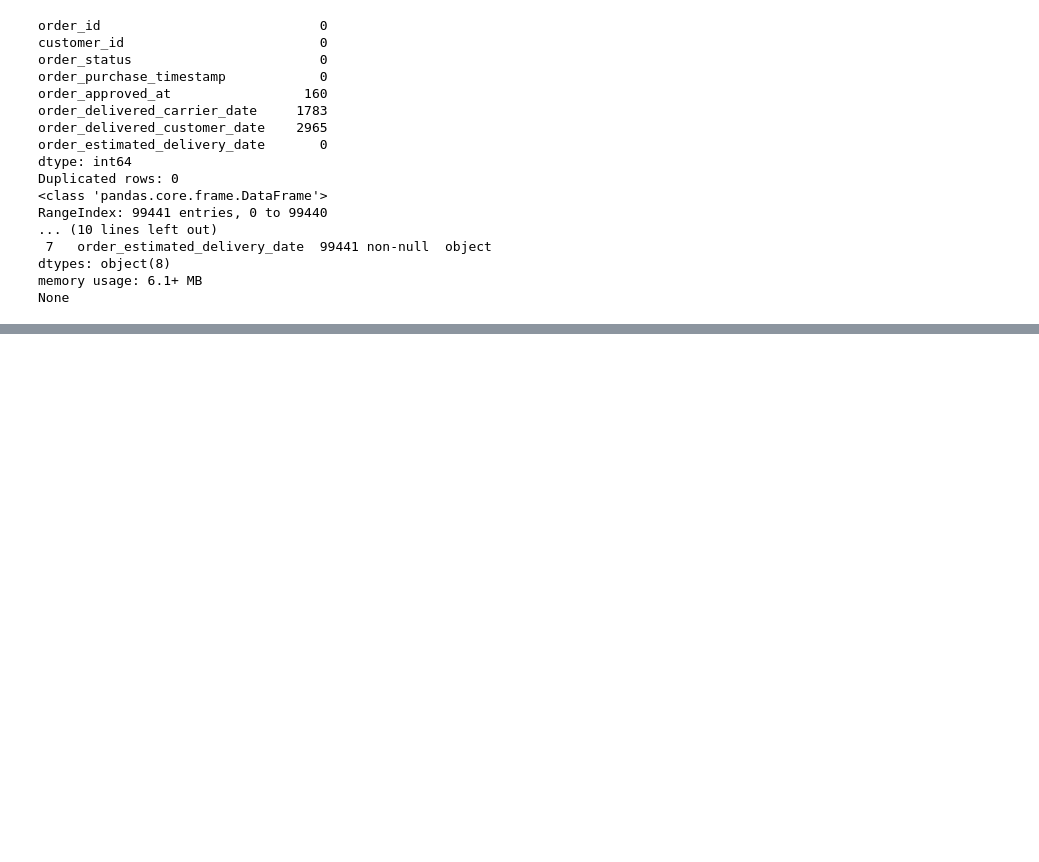
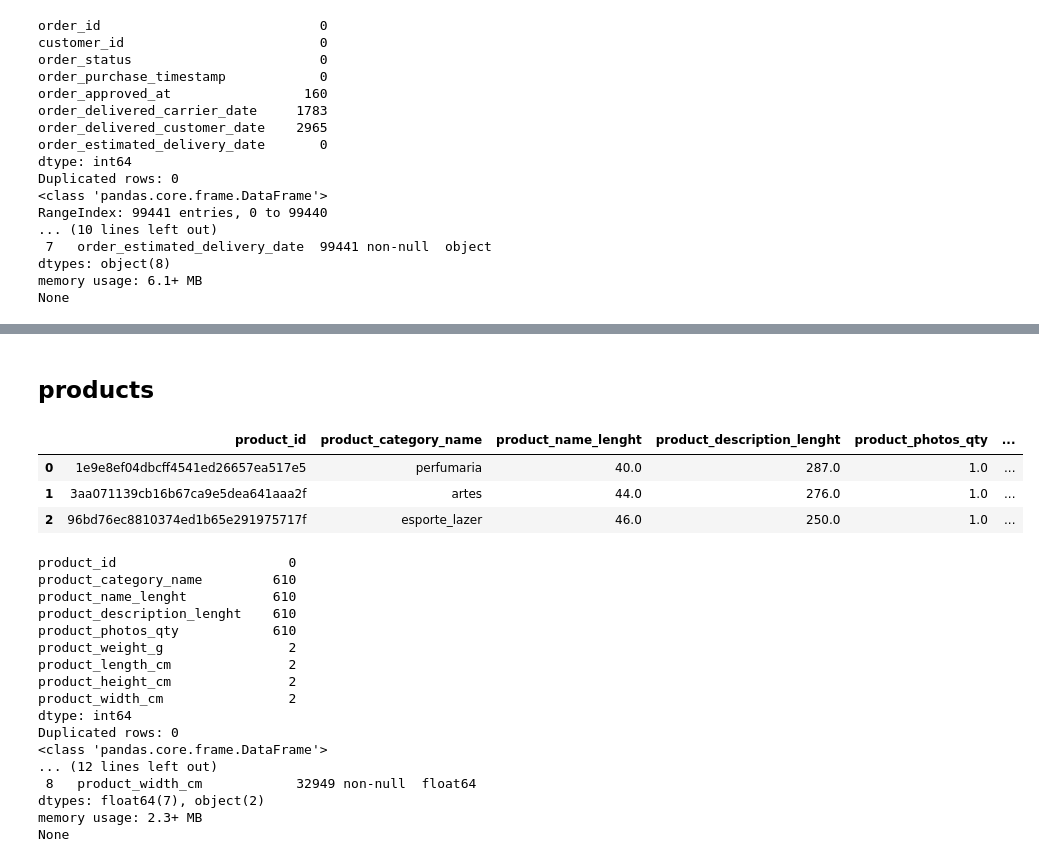
Before and after one commit to Jishnu-12/olist-ecommerce-analytics-pipeline, a Jupyter notebook: Notebooks/02_Data_Cleaning.ipynb, the cells around one changed output, grey strips where cells are left out. Cells and saved outputs as stored; diff of their text form; code cells hidden in the pictures; blank space fills up the shorter version.

```diff
--- a/Notebooks/02_Data_Cleaning.ipynb
+++ b/Notebooks/02_Data_Cleaning.ipynb
@@ -318,0 +362,29 @@ dtype: int64
+# %% [markdown]
+## products
+# %%
+display(products.head(3))
+print(products.isnull().sum())
+print(f"Duplicated rows: {products.duplicated().sum()}")
+print(products.info())
+# %% [output]
+|  | product_id | product_category_name | product_name_lenght | product_description_lenght | product_photos_qty | ... |
+| 0 | 1e9e8ef04dbcff4541ed26657ea517e5 | perfumaria | 40.0 | 287.0 | 1.0 | ... |
+| 1 | 3aa071139cb16b67ca9e5dea641aaa2f | artes | 44.0 | 276.0 | 1.0 | ... |
+| 2 | 96bd76ec8810374ed1b65e291975717f | esporte_lazer | 46.0 | 250.0 | 1.0 | ... |
+product_id                      0
+product_category_name         610
+product_name_lenght           610
+product_description_lenght    610
+product_photos_qty            610
+product_weight_g                2
+product_length_cm               2
+product_height_cm               2
+product_width_cm                2
+dtype: int64
+Duplicated rows: 0
+<class 'pandas.core.frame.DataFrame'>
+... (12 lines left out)
+ 8   product_width_cm            32949 non-null  float64
+dtypes: float64(7), object(2)
+memory usage: 2.3+ MB
+None
```
Also changed, not shown: parts of 22 cells of this notebook.
